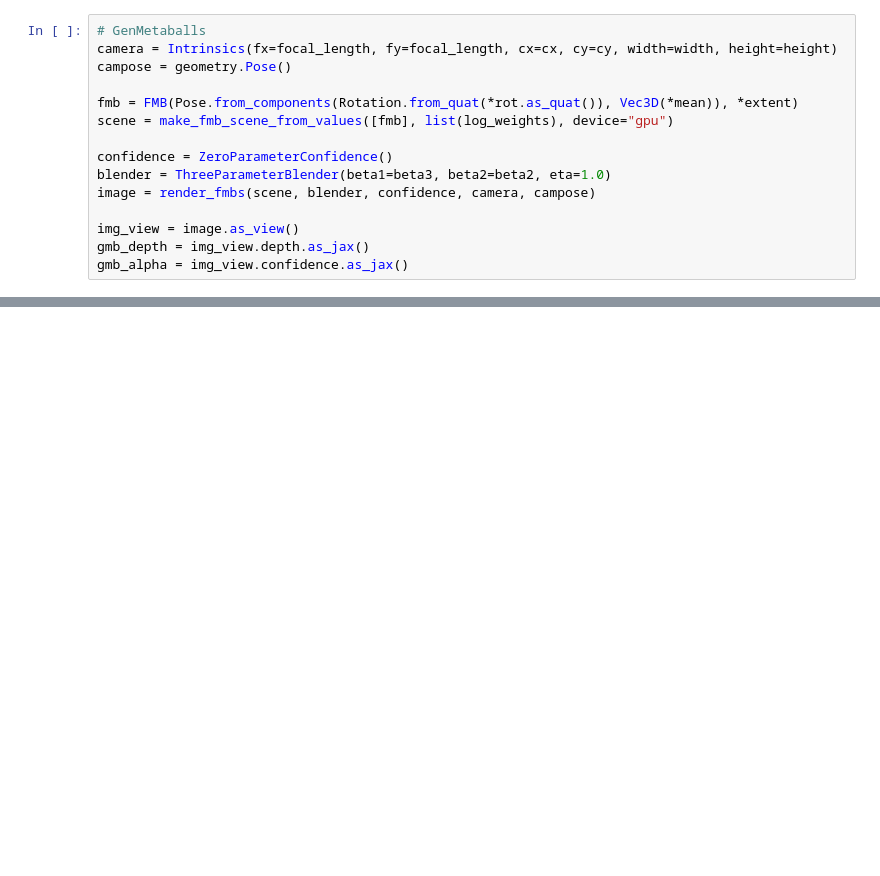
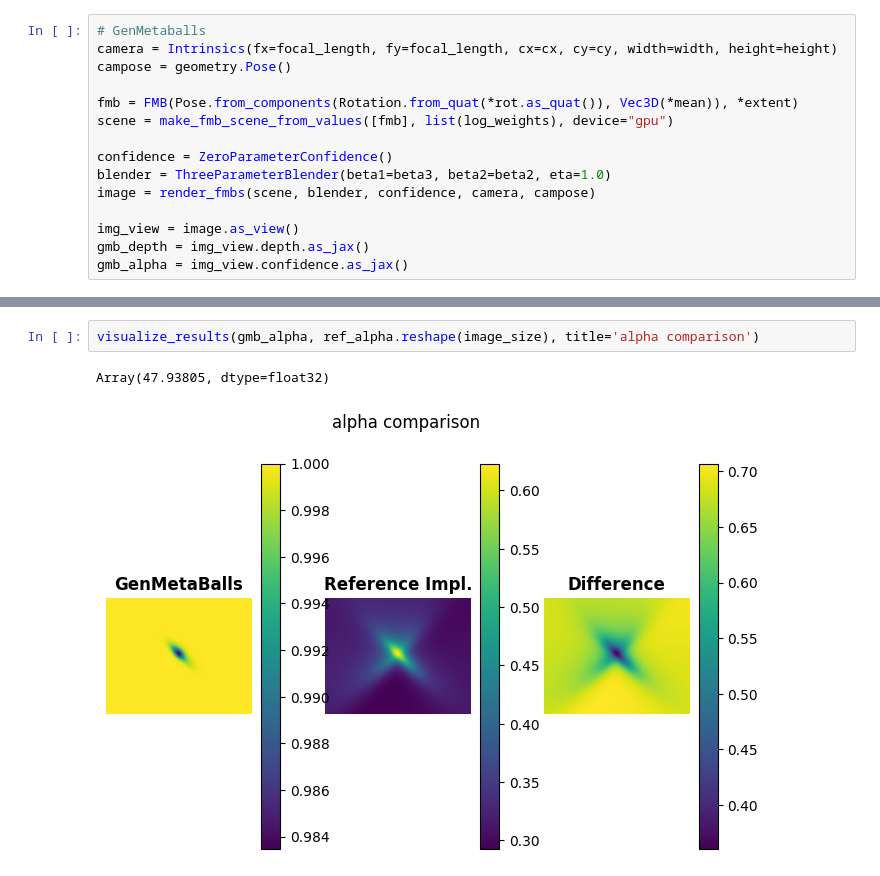
Before and after one commit to probcomp/GenMetaBalls, a Jupyter notebook: notebooks/debug.ipynb, the cells around one changed output, grey strips where cells are left out. Cells and saved outputs as stored; diff of their text form; blank space fills up the shorter version.

```diff
--- a/notebooks/debug.ipynb
+++ b/notebooks/debug.ipynb
@@ -114,0 +169,5 @@ jnp.linalg.norm(diff)=Array(0.00299456, dtype=float32)
+# %%
+visualize_results(gmb_alpha, ref_alpha.reshape(image_size), title='alpha comparison')
+# %% [output]
+Array(47.93805, dtype=float32)
+[figure, added]
```
Also changed, not shown: parts of 11 cells of this notebook, 1 other file.
